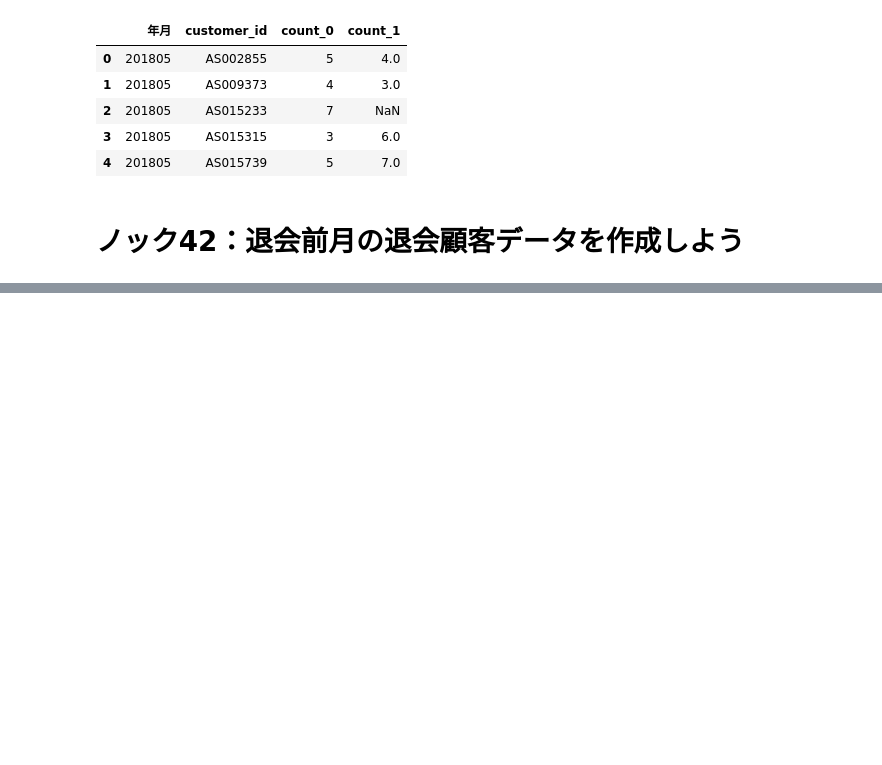
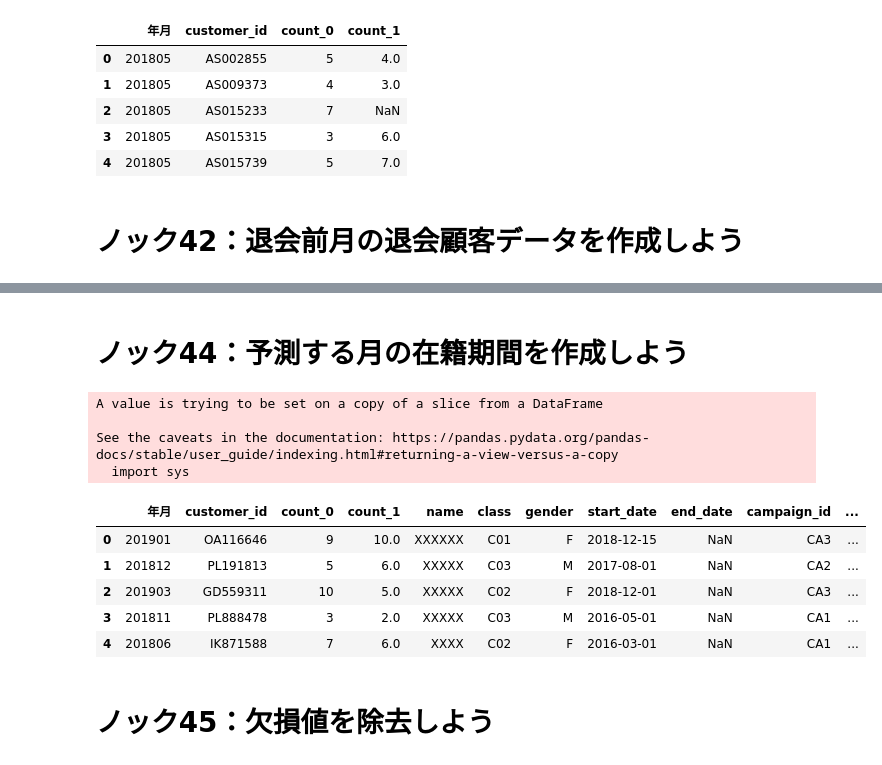
Before and after one commit to archiechang/DataAnalysisStudy, a Jupyter notebook: Data Analytics/Data 100/41-50/41-50.ipynb, the cells around one changed output, grey strips where cells are left out. Drawn from its saved outputs; the diff is of its cells as text; code cells hidden in the pictures; blank space fills up the shorter version.

```diff
--- a/Data Analytics/Data 100/41-50/41-50.ipynb
+++ b/Data Analytics/Data 100/41-50/41-50.ipynb
@@ -128,0 +144,24 @@ Name: exit_date, Length: 1350, dtype: object
+# %% [markdown]
+# ノック44：予測する月の在籍期間を作成しよう
+# %%
+predict_data["period"]=0
+predict_data["now_date"]=pd.to_datetime(predict_data["年月"],format="%Y%m")
+predict_data["start_date"]=pd.to_datetime(predict_data["start_date"])
+
+for i in range(len(predict_data)):
+    delta=relativedelta(predict_data["now_date"][i],predict_data["start_date"][i])
+    predict_data["period"][i]=int(delta.years*12+delta.months)
+predict_data.head()
+# %% [output]
+A value is trying to be set on a copy of a slice from a DataFrame
+
+See the caveats in the documentation: https://pandas.pydata.org/pandas-docs/stable/user_guide/indexing.html#returning-a-view-versus-a-copy
+  import sys
+|  | 年月 | customer_id | count_0 | count_1 | name | class | gender | start_date | end_date | campaign_id | ... |
+| 0 | 201901 | OA116646 | 9 | 10.0 | XXXXXX | C01 | F | 2018-12-15 | NaN | CA3 | ... |
+| 1 | 201812 | PL191813 | 5 | 6.0 | XXXXX | C03 | M | 2017-08-01 | NaN | CA2 | ... |
+| 2 | 201903 | GD559311 | 10 | 5.0 | XXXXX | C02 | F | 2018-12-01 | NaN | CA3 | ... |
+| 3 | 201811 | PL888478 | 3 | 2.0 | XXXXX | C03 | M | 2016-05-01 | NaN | CA1 | ... |
+| 4 | 201806 | IK871588 | 7 | 6.0 | XXXX | C02 | F | 2016-03-01 | NaN | CA1 | ... |
+# %% [markdown]
+# ノック45：欠損値を除去しよう
```
Also changed, not shown: parts of 37 cells of this notebook.
